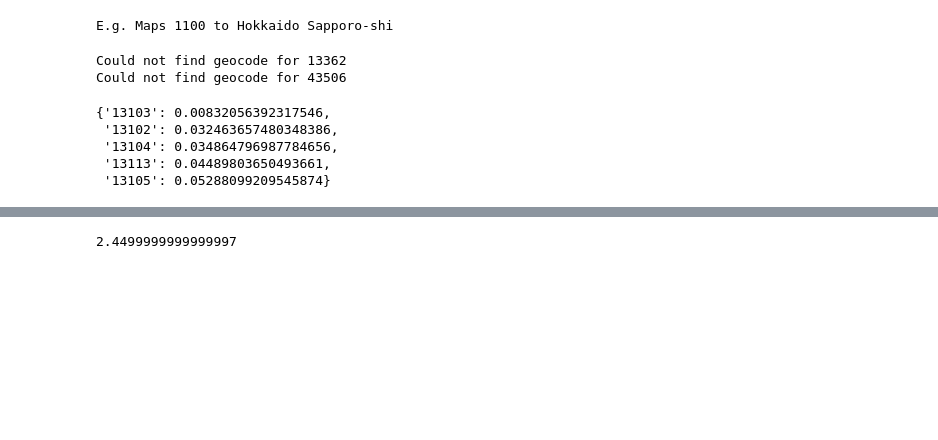
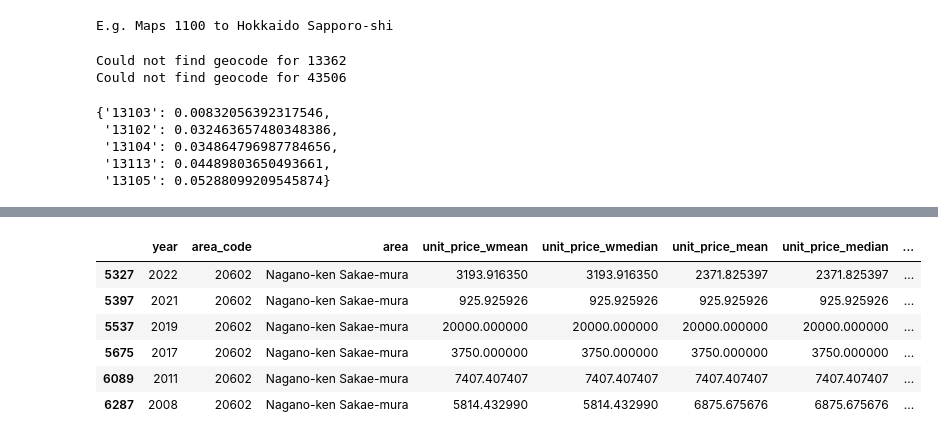
Before and after one commit to diabhaque/Yogen, a Jupyter notebook: notebooks/core_preprocessing/smooth.ipynb, the cells around one changed output, grey strips where cells are left out. Drawn from its saved outputs; the diff is of its cells as text; code cells hidden in the pictures; blank space fills up the shorter version.

```diff
--- a/notebooks/core_preprocessing/smooth.ipynb
+++ b/notebooks/core_preprocessing/smooth.ipynb
@@ -258,12 +260,14 @@ def smooth(
     )
 
     return area_year_smoothed_price
-# %%
-values = [3.5, 1, 2]
-weights = [0.5, 0.3, 0.2]
-
-smoothed_price = np.average(values, weights=weights)
-smoothed_price
-# %% [output]
-2.4499999999999997
+# %%
+df[(df["area_code"] == "20602")] # eliminate cases like these
+# %% [output]
+|  | year | area_code | area | unit_price_wmean | unit_price_wmedian | unit_price_mean | unit_price_median | ... |
+| 5327 | 2022 | 20602 | Nagano-ken Sakae-mura | 3193.916350 | 3193.916350 | 2371.825397 | 2371.825397 | ... |
+| 5397 | 2021 | 20602 | Nagano-ken Sakae-mura | 925.925926 | 925.925926 | 925.925926 | 925.925926 | ... |
+| 5537 | 2019 | 20602 | Nagano-ken Sakae-mura | 20000.000000 | 20000.000000 | 20000.000000 | 20000.000000 | ... |
+| 5675 | 2017 | 20602 | Nagano-ken Sakae-mura | 3750.000000 | 3750.000000 | 3750.000000 | 3750.000000 | ... |
+| 6089 | 2011 | 20602 | Nagano-ken Sakae-mura | 7407.407407 | 7407.407407 | 7407.407407 | 7407.407407 | ... |
+| 6287 | 2008 | 20602 | Nagano-ken Sakae-mura | 5814.432990 | 5814.432990 | 6875.675676 | 6875.675676 | ... |
 # %%
```
Also changed, not shown: parts of 11 cells of this notebook.
